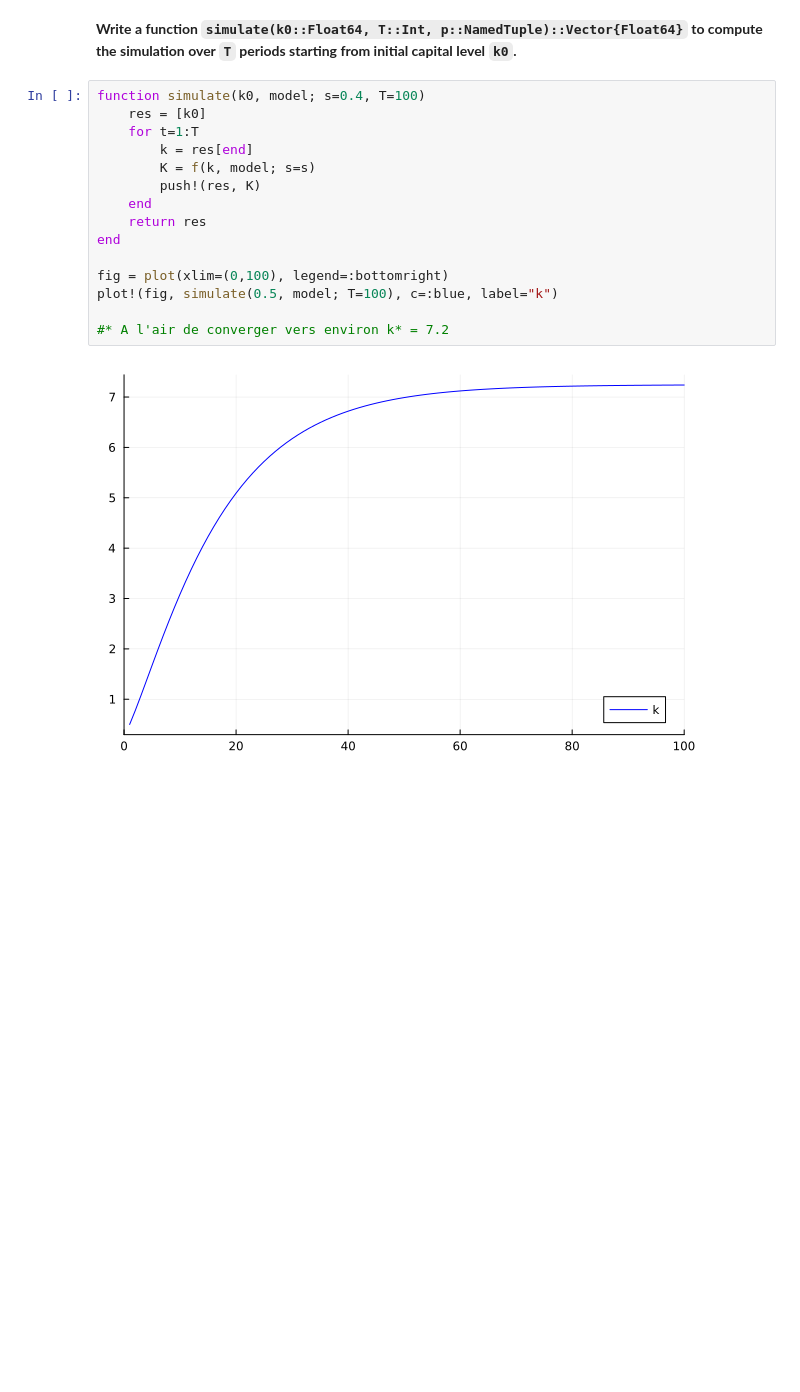
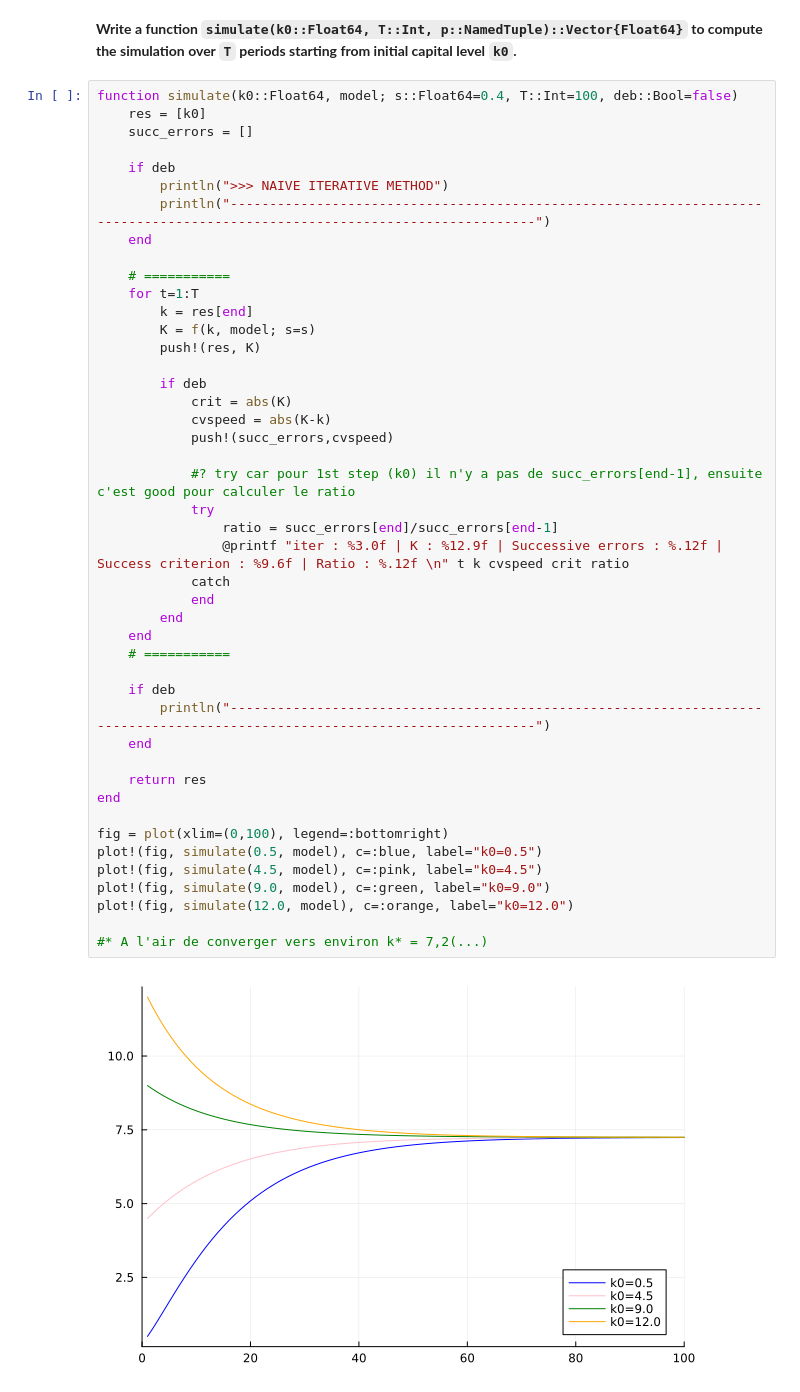
Before and after one commit to PierreRlld/NUM3A, a Jupyter notebook: Tutorial/2_solow.out.ipynb, the cells around one changed output. Drawn from its saved outputs; the diff is of its cells as text; blank space fills up the shorter version.

```diff
--- a/Tutorial/2_solow.out.ipynb
+++ b/Tutorial/2_solow.out.ipynb
@@ -110,20 +136,50 @@ plotf(f1,model,0.4)
 compute the simulation over `T` periods starting from initial capital
 level `k0`.**
 # %%
-function simulate(k0, model; s=0.4, T=100)
+function simulate(k0::Float64, model; s::Float64=0.4, T::Int=100, deb::Bool=false)
     res = [k0]
+    succ_errors = []
+
+    if deb
+        println(">>> NAIVE ITERATIVE METHOD")
+        println("----------------------------------------------------------------------------------------------------------------------------")
+    end
+
+    # ===========
     for t=1:T
         k = res[end]
         K = f(k, model; s=s)
         push!(res, K)
+
+        if deb
+            crit = abs(K)
+            cvspeed = abs(K-k)
+            push!(succ_errors,cvspeed)
+
+            #? try car pour 1st step (k0) il n'y a pas de succ_errors[end-1], ensuite c'est good pour calculer le ratio
+            try
+                ratio = succ_errors[end]/succ_errors[end-1]
+                @printf "iter : %3.0f | K : %12.9f | Successive errors : %.12f | Success criterion : %9.6f | Ratio : %.12f \n" t k cvspeed crit ratio
+            catch
+            end
+        end
     end
+    # ===========
+
+    if deb
+        println("----------------------------------------------------------------------------------------------------------------------------")
+    end
+
     return res
 end
 
 fig = plot(xlim=(0,100), legend=:bottomright)
-plot!(fig, simulate(0.5, model; T=100), c=:blue, label="k")
+plot!(fig, simulate(0.5, model), c=:blue, label="k0=0.5")
+plot!(fig, simulate(4.5, model), c=:pink, label="k0=4.5")
+plot!(fig, simulate(9.0, model), c=:green, label="k0=9.0")
+plot!(fig, simulate(12.0, model), c=:orange, label="k0=12.0")
 
-#* A l'air de converger vers environ k* = 7.2
+#* A l'air de converger vers environ k* = 7,2(...)
 # %% [output]
-[figure, old version]
+[figure, new version]
 # %% [markdown]
```
Also changed, not shown: parts of 19 cells of this notebook.
